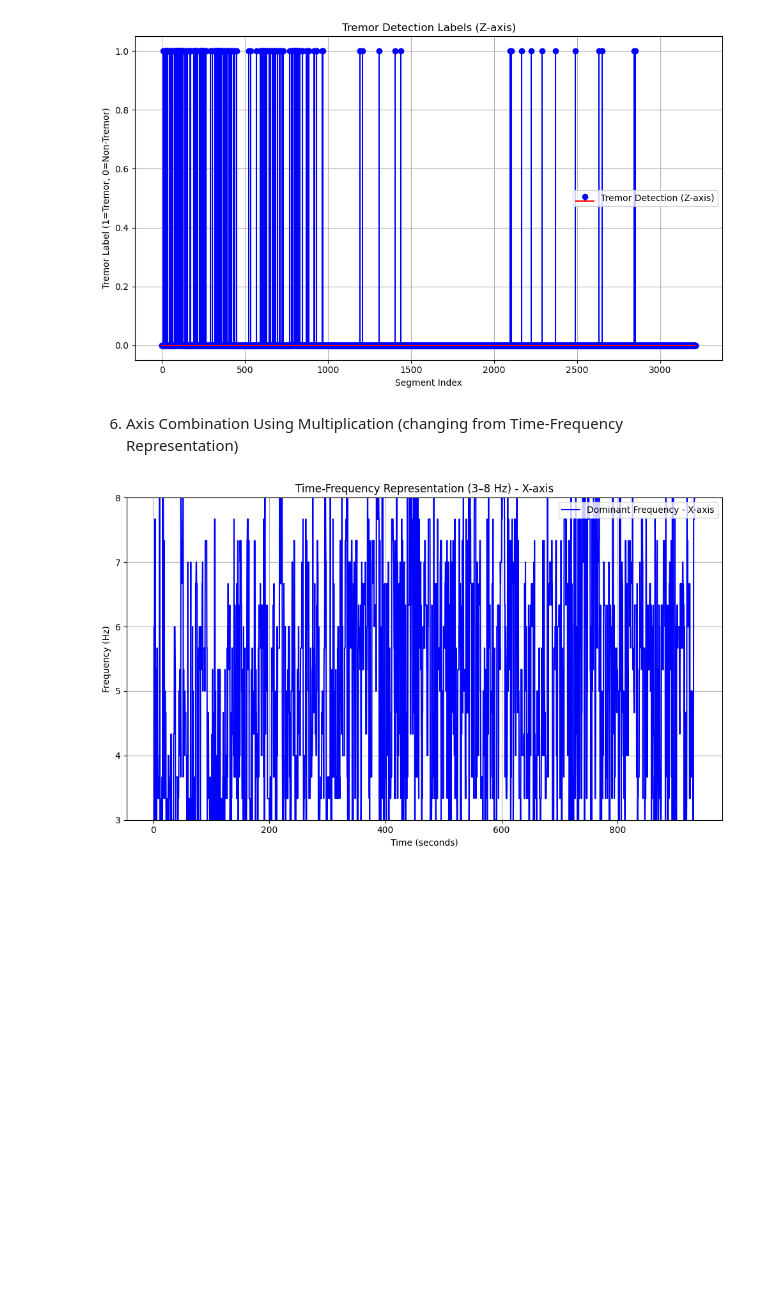
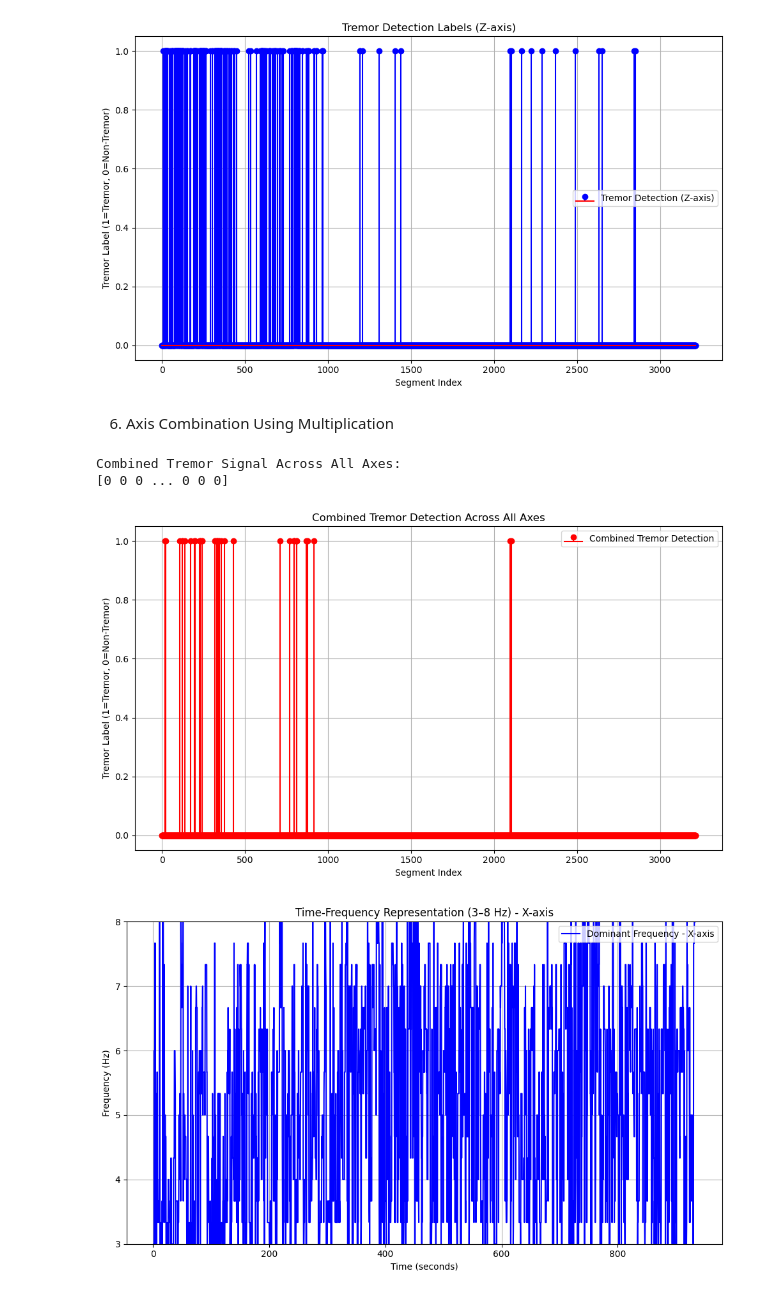
Before and after one commit to pwatana/Neurotech_UofT_2024, a Jupyter notebook: Neurotech_data_cleaning.ipynb, the cells around one changed output. Saved outputs shown, nothing was run; the diff lists cells and outputs as text; code cells hidden in the pictures; blank space fills up the shorter version.

Commit message:
step 5 complete, step 6 complete, tremor frequency combined for all axes

```diff
--- a/Neurotech_data_cleaning.ipynb
+++ b/Neurotech_data_cleaning.ipynb
@@ -474,7 +474,44 @@ Tremor Labels for All Axes (Shape: 3 x num_windows):
 [figure]
 # %% [markdown]
 6. Axis Combination Using Multiplication
-(changing from Time-Frequency Representation)
+# %%
+def combine_axes_with_multiplication(tremor_labels_all_axes):
+    """
+    Combines tremor detection information from all axes using element-wise multiplication.
+
+    Args:
+        tremor_labels_all_axes: 2D array (3 x num_windows), binary labels for tremor detection
+                                for each axis (X, Y, Z).
+
+    Returns:
+        combined_tremor_signal: 1D array, combined tremor profile across all axes.
+    """
+    # Element-wise multiplication across all axes (X, Y, Z)
+    combined_tremor_signal = np.prod(tremor_labels_all_axes, axis=0)
+    return combined_tremor_signal
+
+# Example usage
+# tremor_labels_all_axes is the output from Step 5 (Shape: 3 x num_windows)
+combined_tremor_signal = combine_axes_with_multiplication(tremor_labels_all_axes)
+
+# Output: combined_tremor_signal (1D array of combined tremor labels)
+print("Combined Tremor Signal Across All Axes:")
+print(combined_tremor_signal)
+
+# Plot the combined tremor signal
+plt.figure(figsize=(10, 6))
+plt.stem(combined_tremor_signal, linefmt="red", markerfmt="ro", basefmt="r-", label="Combined Tremor Detection")
+plt.title("Combined Tremor Detection Across All Axes")
+plt.xlabel("Segment Index")
+plt.ylabel("Tremor Label (1=Tremor, 0=Non-Tremor)")
+plt.legend()
+plt.grid(True)
+plt.tight_layout()
+plt.show()
+# %% [output]
+Combined Tremor Signal Across All Axes:
+[0 0 0 ... 0 0 0]
+[figure, added]
 # %%
 def combine_axes_with_multiplication(filtered_signals):
     """
```
